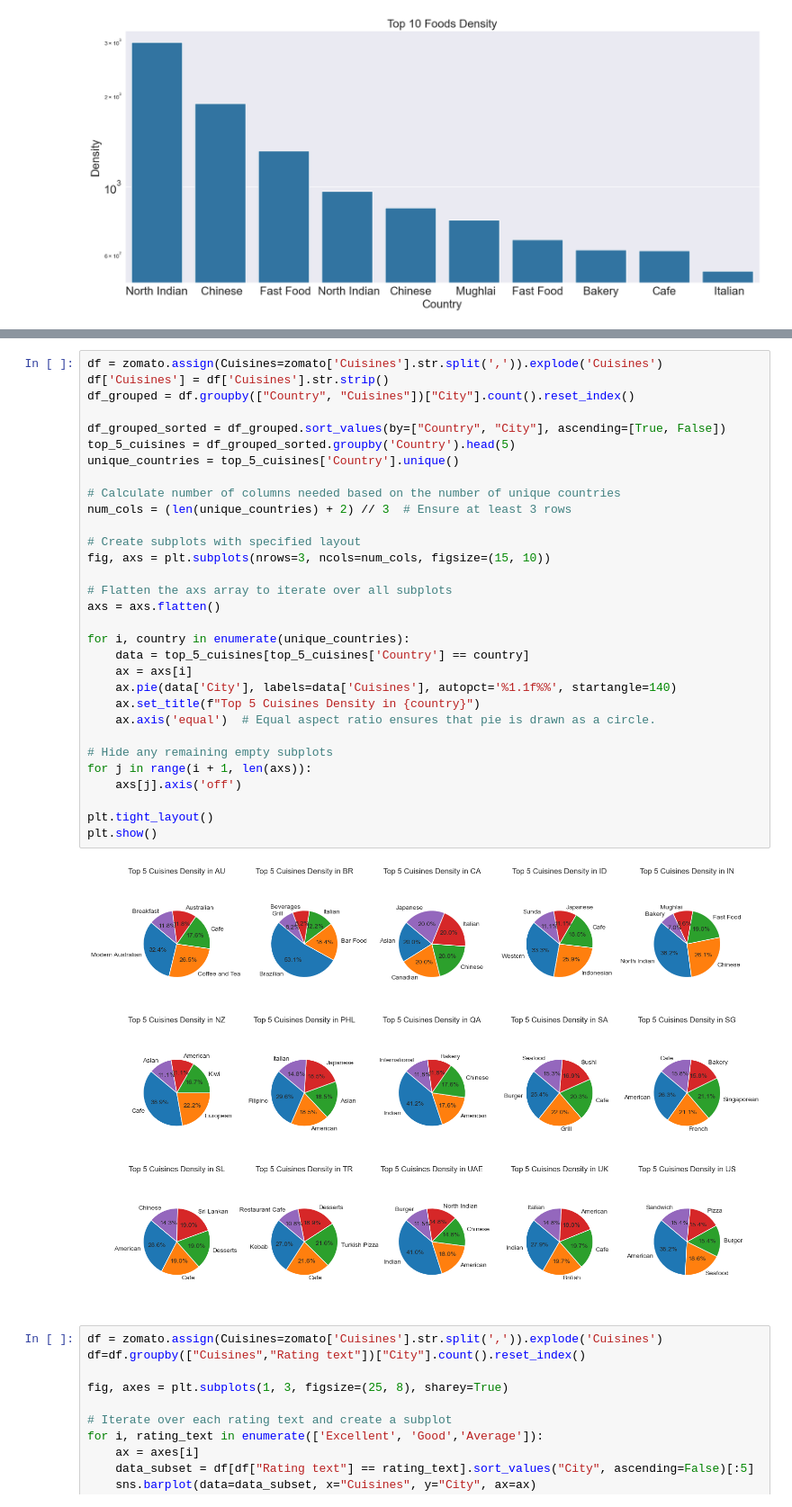
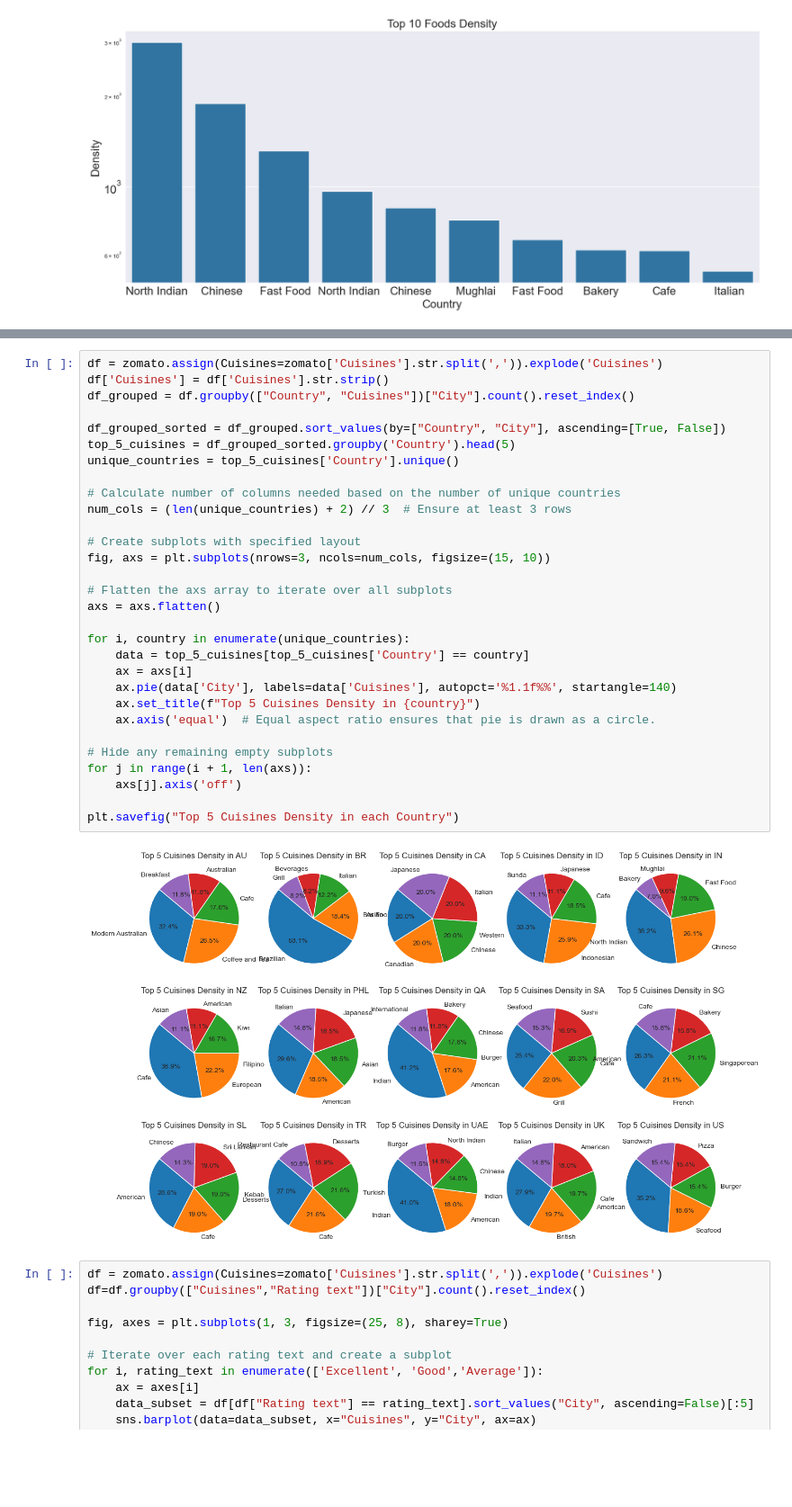
Before and after one commit to TheMentorIo/Zomato-Restaurants, a Jupyter notebook: AS.ipynb, the cells around one changed output, grey strips where cells are left out. Shown at 90% size. Drawn from its saved outputs; the diff is of its cells as text; blank space fills up the shorter version.

```diff
--- a/AS.ipynb
+++ b/AS.ipynb
@@ -376,36 +376,35 @@ plt.savefig('plot_top_10_cuisines.png')
 # %%
 df = zomato.assign(Cuisines=zomato['Cuisines'].str.split(',')).explode('Cuisines')
 df['Cuisines'] = df['Cuisines'].str.strip()
 df_grouped = df.groupby(["Country", "Cuisines"])["City"].count().reset_index()
 
 df_grouped_sorted = df_grouped.sort_values(by=["Country", "City"], ascending=[True, False])
 top_5_cuisines = df_grouped_sorted.groupby('Country').head(5)
 unique_countries = top_5_cuisines['Country'].unique()
 
 # Calculate number of columns needed based on the number of unique countries
 num_cols = (len(unique_countries) + 2) // 3  # Ensure at least 3 rows
 
 # Create subplots with specified layout
 fig, axs = plt.subplots(nrows=3, ncols=num_cols, figsize=(15, 10))
 
 # Flatten the axs array to iterate over all subplots
 axs = axs.flatten()
 
 for i, country in enumerate(unique_countries):
     data = top_5_cuisines[top_5_cuisines['Country'] == country]
     ax = axs[i]
     ax.pie(data['City'], labels=data['Cuisines'], autopct='%1.1f%%', startangle=140)
     ax.set_title(f"Top 5 Cuisines Density in {country}")
     ax.axis('equal')  # Equal aspect ratio ensures that pie is drawn as a circle.
 
 # Hide any remaining empty subplots
 for j in range(i + 1, len(axs)):
     axs[j].axis('off')
 
-plt.tight_layout()
-plt.show()
+plt.savefig("Top 5 Cuisines Density in each Country")
 # %% [output]
-[figure, old version]
+[figure, new version]
 # %%
 df = zomato.assign(Cuisines=zomato['Cuisines'].str.split(',')).explode('Cuisines')
 df=df.groupby(["Cuisines","Rating text"])["City"].count().reset_index()
```
Also changed, not shown: parts of 1 cell of this notebook, 2 other files.
